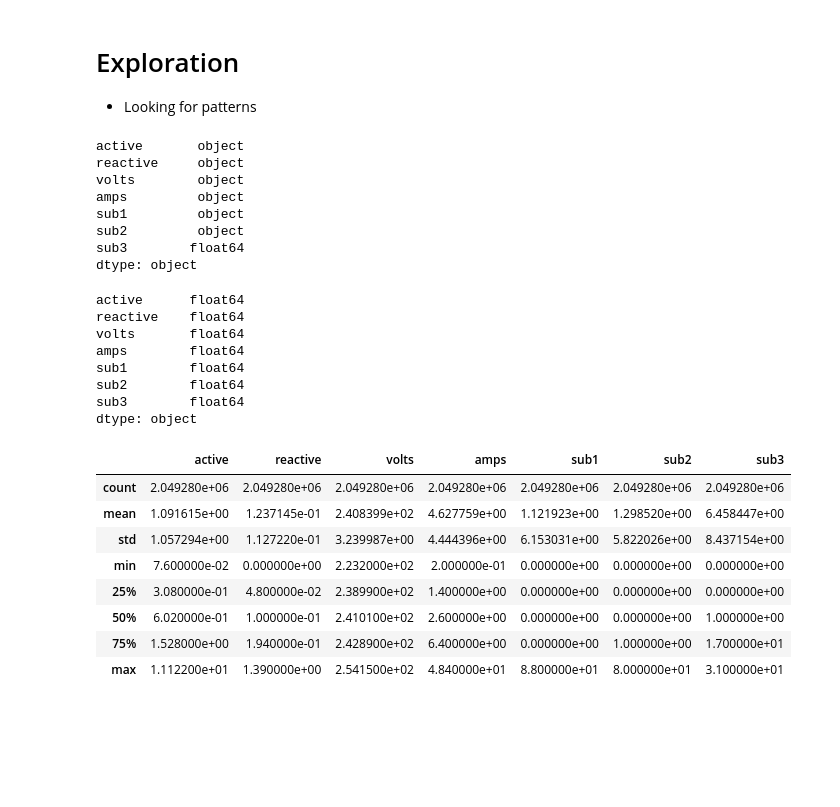
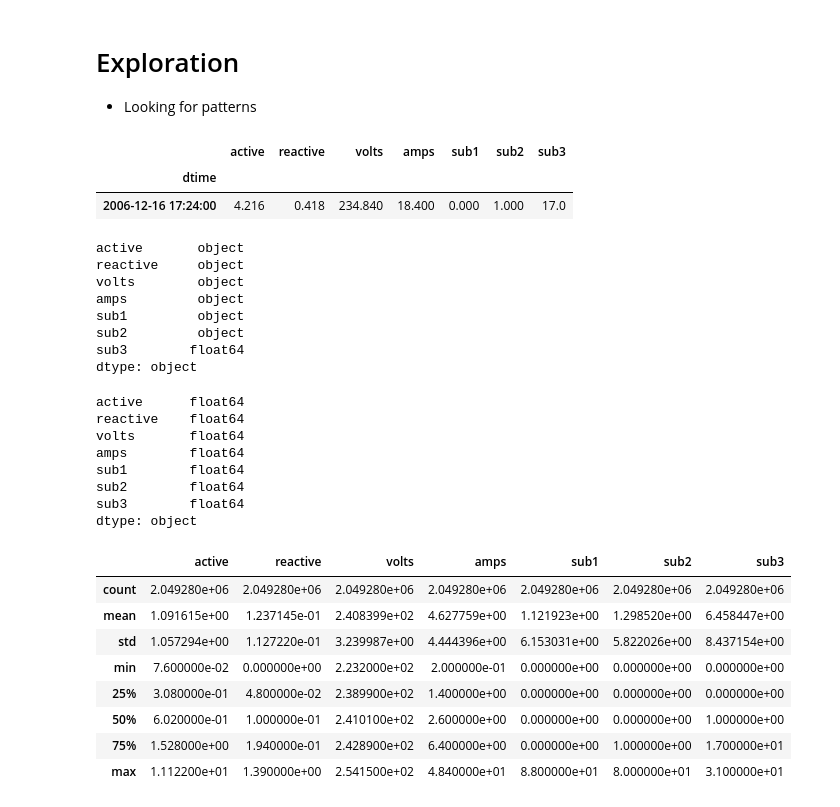
Before and after one commit to dsjstc/EnergyPrj, a Jupyter notebook: ExplorationPlots.ipynb, the cells around one changed output. Saved outputs shown, nothing was run; the diff lists cells and outputs as text; code cells hidden in the pictures; blank space fills up the shorter version.

```diff
--- a/ExplorationPlots.ipynb
+++ b/ExplorationPlots.ipynb
@@ -18,20 +18,23 @@ InteractiveShell.ast_node_interactivity = "all"
 df = pd.read_pickle("alldata.pickle")
 # %%
 # Check datatypes
-
+df.head(1)
 df.dtypes
 
-# Change datatypes to float and '?' cells to NaN
-
+# Change object datatypes to float64 and '?' cells to NaN, since all are numerical columns
 df['active'] = pd.to_numeric(df['active'], errors='coerce')
 df['reactive'] = pd.to_numeric(df['reactive'], errors='coerce')
 df['volts'] = pd.to_numeric(df['volts'], errors='coerce')
 df['amps'] = pd.to_numeric(df['amps'], errors='coerce')
 df['sub1'] = pd.to_numeric(df['sub1'], errors='coerce')
 df['sub2'] = pd.to_numeric(df['sub2'], errors='coerce')
 
+# Check that all numerical columns are float64
 df.dtypes
 # %% [output]
+|  | active | reactive | volts | amps | sub1 | sub2 | sub3 |
+| dtime |  |  |  |  |  |  |  |
+| 2006-12-16 17:24:00 | 4.216 | 0.418 | 234.840 | 18.400 | 0.000 | 1.000 | 17.0 |
 active       object
 reactive     object
 volts        object
```
Also changed, not shown: parts of 12 cells of this notebook, 1 other file.
